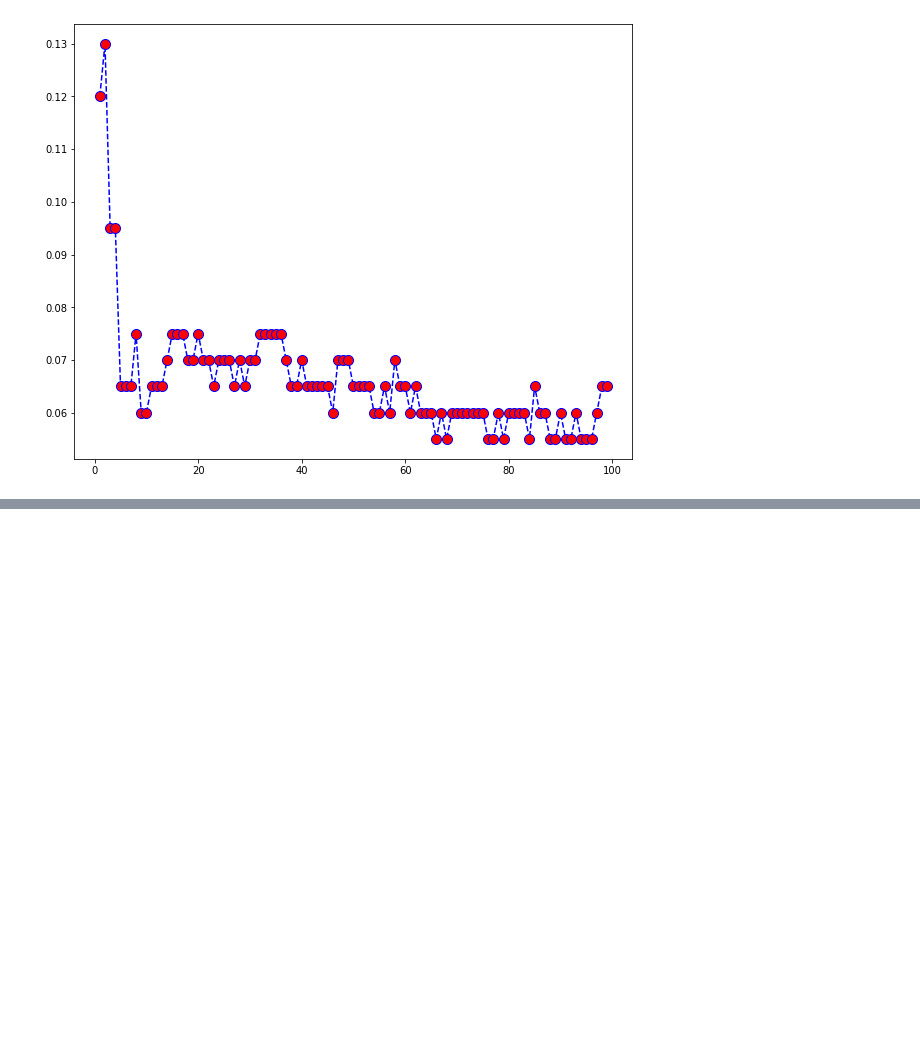
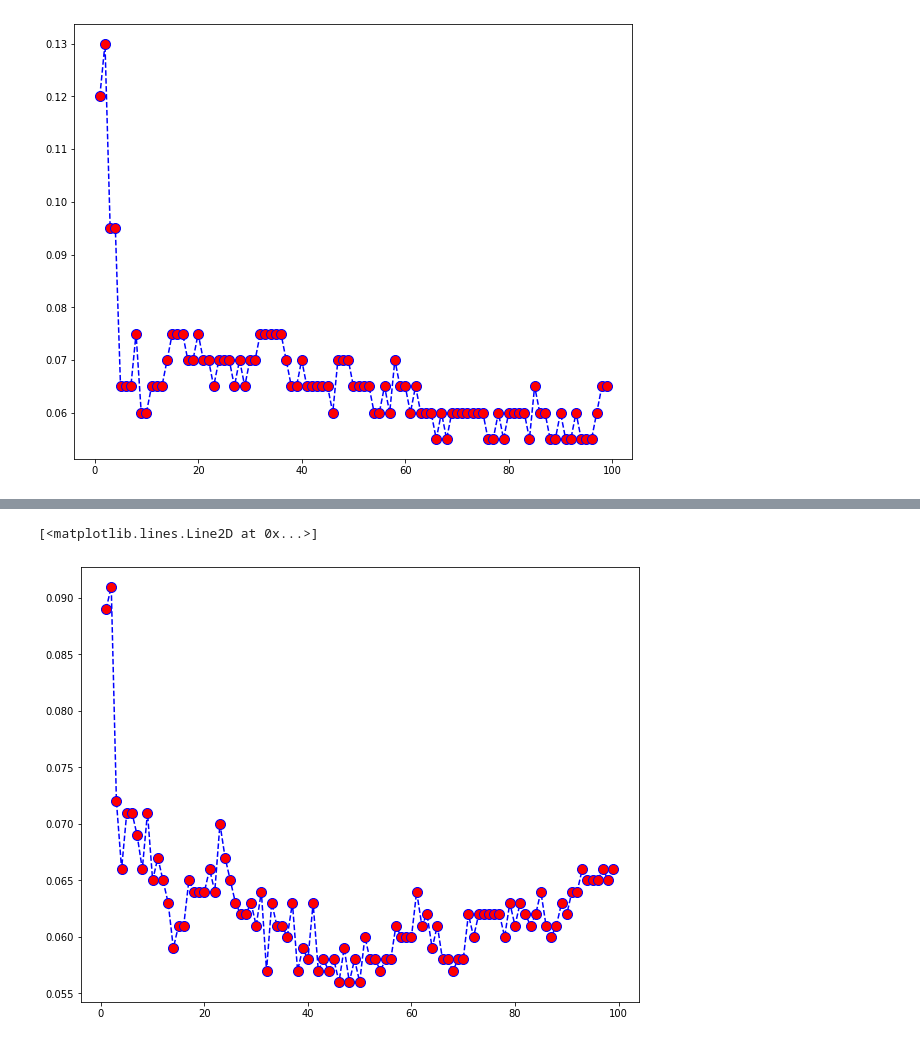
Before and after one commit to dheeraj-2000/EDA-FeatureEng-FeatureSelection-Prediction, a Jupyter notebook: k-nearest neighbour.ipynb, the cells around one changed output, grey strips where cells are left out. Cells and saved outputs as stored; diff of their text form; code cells hidden in the pictures; blank space fills up the shorter version.

Commit message:
updated k nearest neighbor

```diff
--- a/k-nearest neighbour.ipynb
+++ b/k-nearest neighbour.ipynb
@@ -100,0 +108,24 @@ plt.plot(range(1, 100), error_rate,color='blue',markerfacecolor='red', markersiz
+# %%
+accuracy_rate=[]
+
+for i in range(1, 100):
+    knn = KNeighborsClassifier(n_neighbors=i)
+    score = cross_val_score(knn, scaled_df, df['TARGET CLASS'], cv=10 )
+#     knn.fit(x_train, y_train)
+#     pred = knn.predict(x_test)
+    accuracy_rate.append(np.mean(score))
+# %%
+error_rate=[]
+
+for i in range(1, 100):
+    knn = KNeighborsClassifier(n_neighbors=i)
+    score = cross_val_score(knn, scaled_df, df['TARGET CLASS'], cv=10 )
+#     knn.fit(x_train, y_train)
+#     pred = knn.predict(x_test)
+    error_rate.append(1-np.mean(score))
+# %%
+plt.figure(figsize=(10, 8))
+plt.plot(range(1, 100), error_rate,color='blue',markerfacecolor='red', markersize=10, marker='o', linestyle='dashed' )
+# %% [output]
+[<matplotlib.lines.Line2D at 0x...>]
+[figure, added]
```
Also changed, not shown: parts of 3 cells of this notebook.
